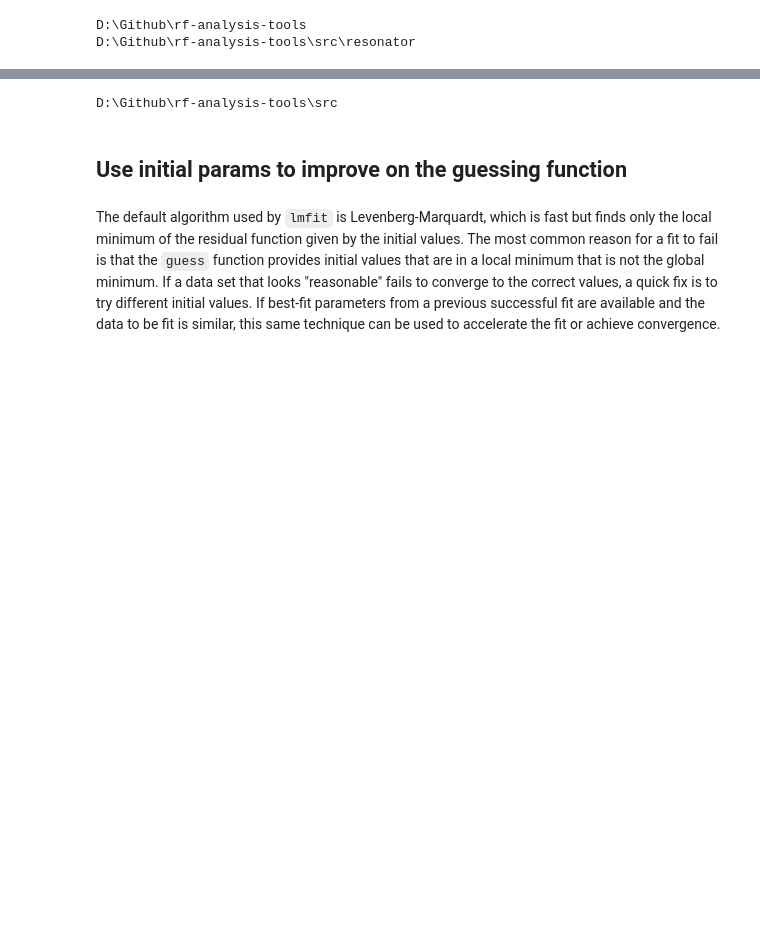
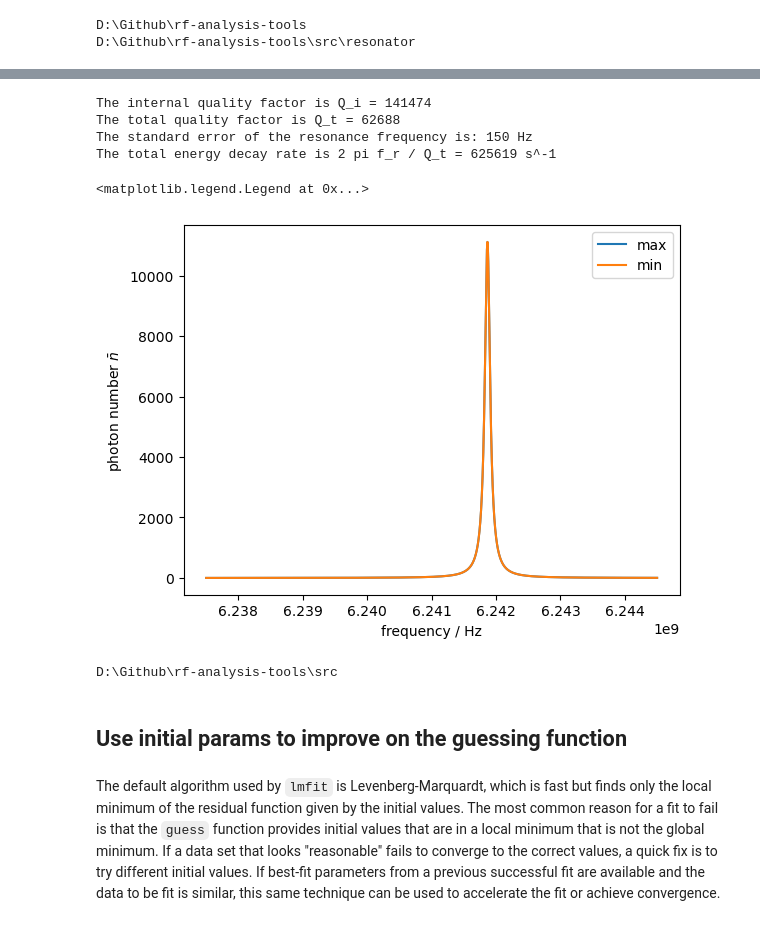
Before and after one commit to c12qe/rf-analysis-tools, a Jupyter notebook: notebook/advanced.ipynb, the cells around one changed output, grey strips where cells are left out. Drawn from its saved outputs; the diff is of its cells as text; code cells hidden in the pictures; blank space fills up the shorter version.

```diff
--- a/notebook/advanced.ipynb
+++ b/notebook/advanced.ipynb
@@ -28,8 +28,7 @@ initialise_or_create_database_at(
     r"D:\Github\Qinu\qumin\data\2025-08-28-C12-037-C-C12-037-H.db"
 )
 # %%
-peak1 = load_by_run_spec(captured_run_id=10).to_xarray_dataset().sel({'pna_power':-30})
+peak1 = load_by_run_spec(captured_run_id=12).to_xarray_dataset().sel({'pna_power':-30})
 # %%
-    frequency=peak1["pna_frequency_axis"].to_numpy(),
-    data=peak1["pna_tr1_linear_magnitude"].to_numpy(),
-    * np.exp(1j * np.pi * peak1["pna_tr1_unwrapped_phase"].to_numpy() / 180),
+    frequency = peak1["pna_frequency_axis"].to_numpy()
+    data=peak1["pna_tr1_linear_magnitude"].to_numpy()* np.exp(1j * np.pi * peak1["pna_tr1_unwrapped_phase"].to_numpy() / 180)
@@ -55,6 +36,6 @@ peak1 = load_by_run_spec(captured_run_id=10).to_xarray_dataset().sel({'pna_power
 # resonator = reflection.KerrReflectionFitter(frequency=frequency, data=data, choose=choose)
 # resonator = shunt.KerrShuntFitter(frequency=frequency, data=data, choose=choose)
 # r = resonator = reflection.LinearReflectionFitter(frequency=frequency, data=data, background_model=background.MagnitudePhaseDelay())
-resonator = shunt.LinearShuntFitter(frequency=frequency, data=data,
+r = resonator = shunt.LinearShuntFitter(frequency=frequency, data=data,
                               background_model=background.MagnitudeSlopeOffsetPhaseDelay())
 print(resonator.result.fit_report())
@@ -84,17 +89,24 @@ print("The internal quality factor is Q_i = {:.0f}".format(r.Q_i))
 print("The total quality factor is Q_t = {:.0f}".format(r.Q_t))
 print("The standard error of the resonance frequency is: {:.0f} Hz".format(r.f_r_error))
 print("The total energy decay rate is 2 pi f_r / Q_t = {:.0f} s^-1".format(r.total_energy_decay_rate))
+# %% [output]
+The internal quality factor is Q_i = 141474
+The total quality factor is Q_t = 62688
+The standard error of the resonance frequency is: 150 Hz
+The total energy decay rate is 2 pi f_r / Q_t = 625619 s^-1
 # %%
 fig, ax = plt.subplots()
 ax.set_xlabel('frequency / Hz')
 ax.set_ylabel(r'photon number $\bar{n}$')
-ax.plot(f, resonator.photon_number(input_frequency=f, input_rate=resonator.f_r), label='max')
+ax.plot(frequency, resonator.photon_number(input_frequency=frequency, input_rate=resonator.f_r), label='max')
 # Calculate the photon number using another root-finding function that selects the minimum Kerr detuning.
 # Since the Kerr coefficient is negative here the Kerr detuning is also negative, so choosing the minimum
 # (most negative) detuning corresponds to choosing the maximum photon number.
-ax.plot(f, resonator.photon_number(input_frequency=f, input_rate=resonator.f_r, choose=np.min), label='min')
+ax.plot(frequency, resonator.photon_number(input_frequency=frequency, input_rate=resonator.f_r), label='min')
 ax.legend()
-ax.set_xlim(f_r - 2e5, f_r + 1e5);
+# %% [output]
+<matplotlib.legend.Legend at 0x...>
+[figure, added]
 # %%
 from __future__ import division, absolute_import, print_function
 %matplotlib inline
```
Also changed, not shown: parts of 5 cells of this notebook, 1 other file.
